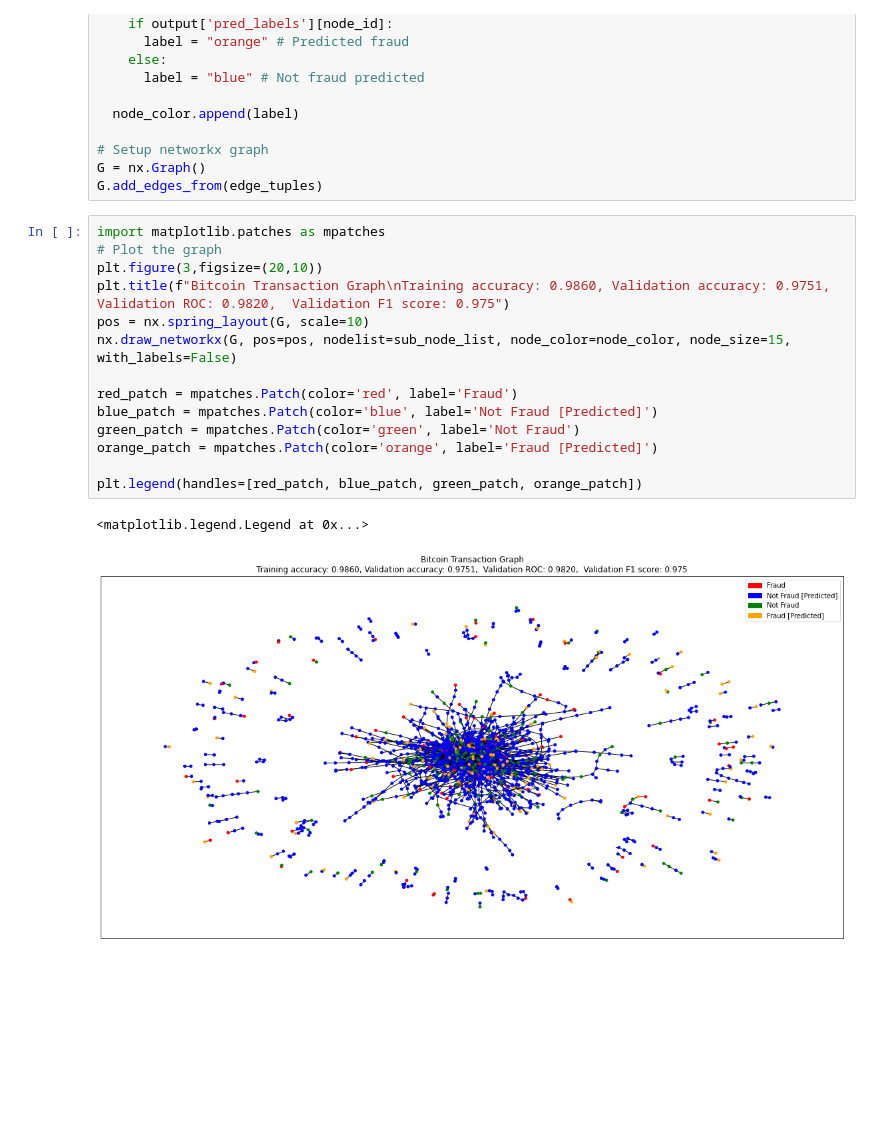
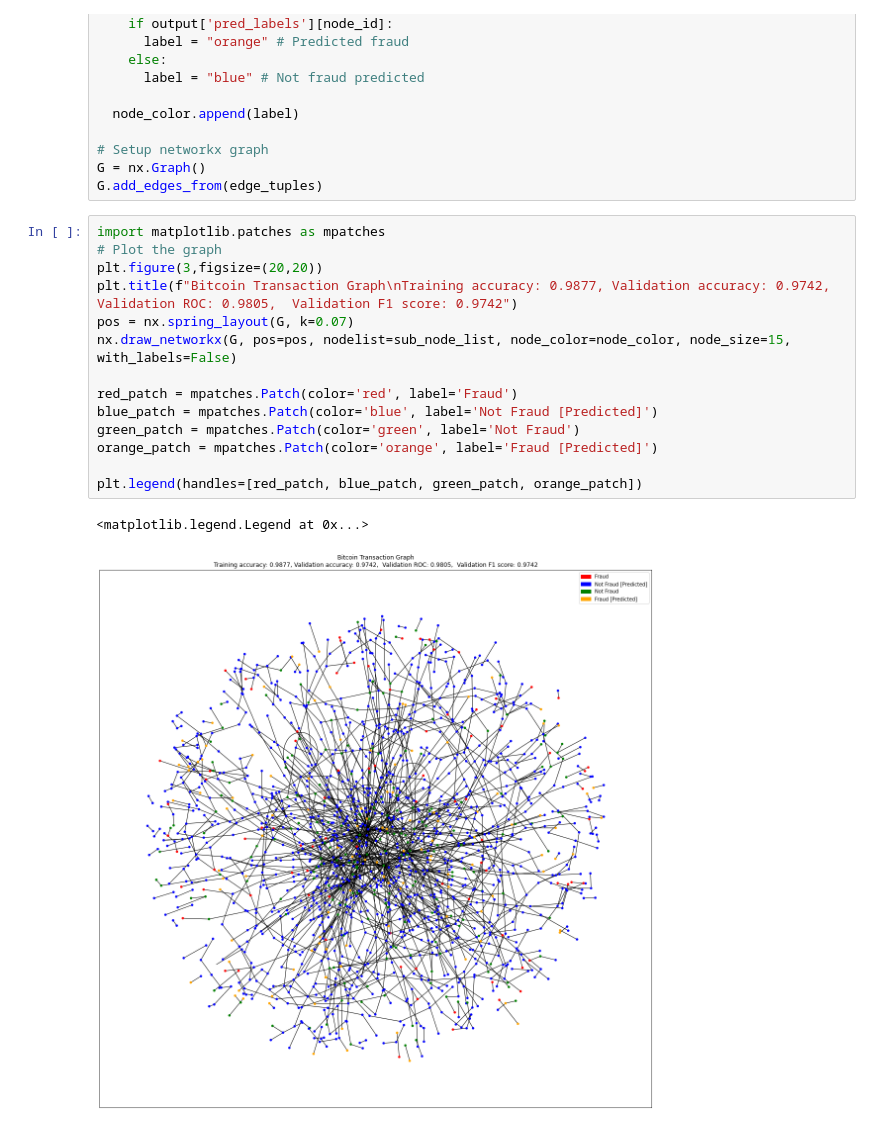
Before and after one commit to ChristopherLey/EthereumGraph, a Jupyter notebook: FraudDetection/PoC_fraud_detection.ipynb, the cells around one changed output. Cells and saved outputs as stored; diff of their text form; blank space fills up the shorter version.

```diff
--- a/FraudDetection/PoC_fraud_detection.ipynb
+++ b/FraudDetection/PoC_fraud_detection.ipynb
@@ -490,17 +462,17 @@ G.add_edges_from(edge_tuples)
 # %%
 import matplotlib.patches as mpatches
 # Plot the graph
-plt.figure(3,figsize=(20,10))
-plt.title(f"Bitcoin Transaction Graph\nTraining accuracy: 0.9860, Validation accuracy: 0.9751,  Validation ROC: 0.9820,  Validation F1 score: 0.975")
-pos = nx.spring_layout(G, scale=10)
+plt.figure(3,figsize=(20,20))
+plt.title(f"Bitcoin Transaction Graph\nTraining accuracy: 0.9877, Validation accuracy: 0.9742,  Validation ROC: 0.9805,  Validation F1 score: 0.9742")
+pos = nx.spring_layout(G, k=0.07)
 nx.draw_networkx(G, pos=pos, nodelist=sub_node_list, node_color=node_color, node_size=15, with_labels=False)
 
 red_patch = mpatches.Patch(color='red', label='Fraud')
 blue_patch = mpatches.Patch(color='blue', label='Not Fraud [Predicted]')
 green_patch = mpatches.Patch(color='green', label='Not Fraud')
 orange_patch = mpatches.Patch(color='orange', label='Fraud [Predicted]')
 
 plt.legend(handles=[red_patch, blue_patch, green_patch, orange_patch])
 # %% [output]
 <matplotlib.legend.Legend at 0x...>
-[figure, old version]
+[figure, new version]
```
Also changed, not shown: parts of 4 cells of this notebook, 2 other files.
